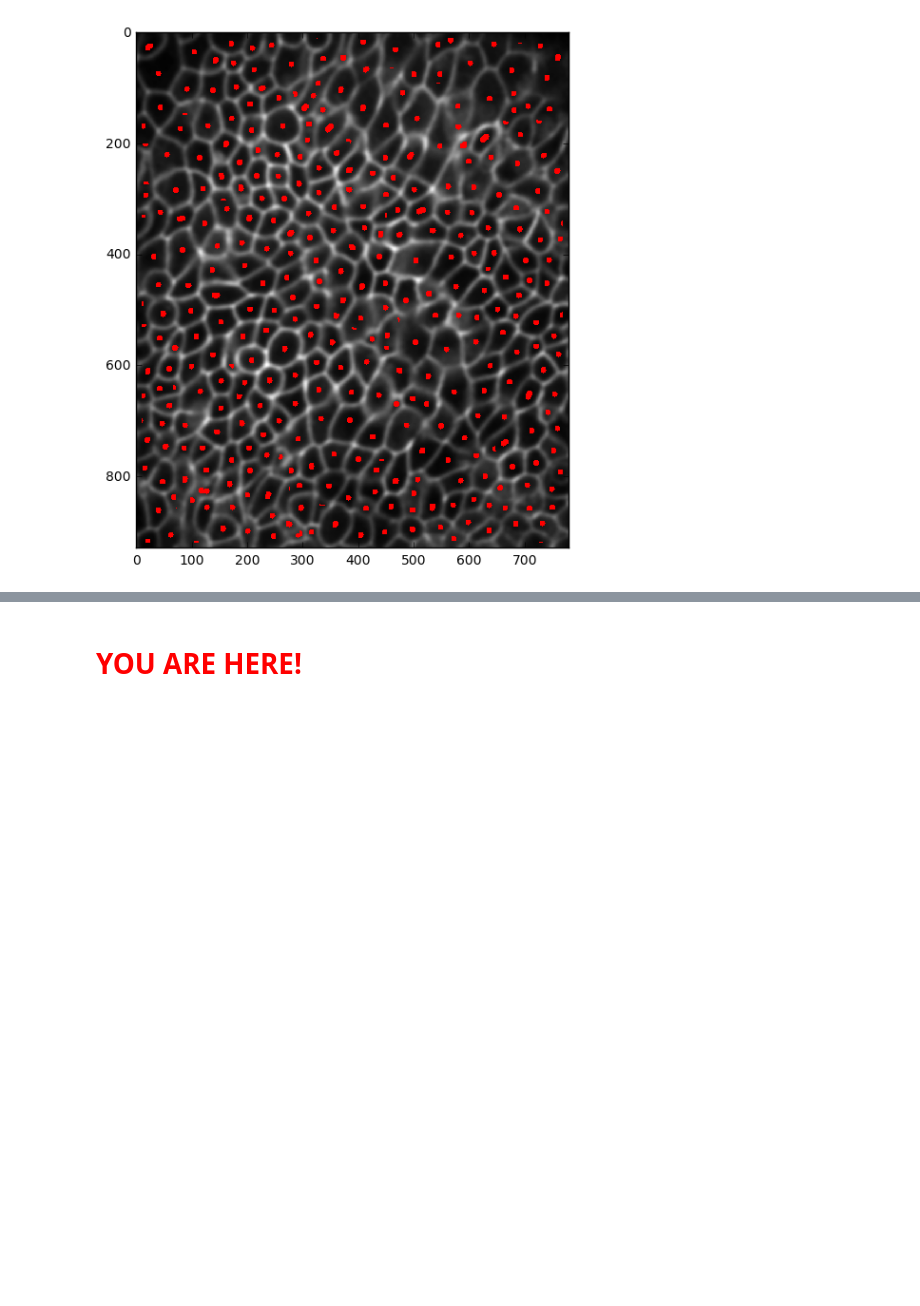
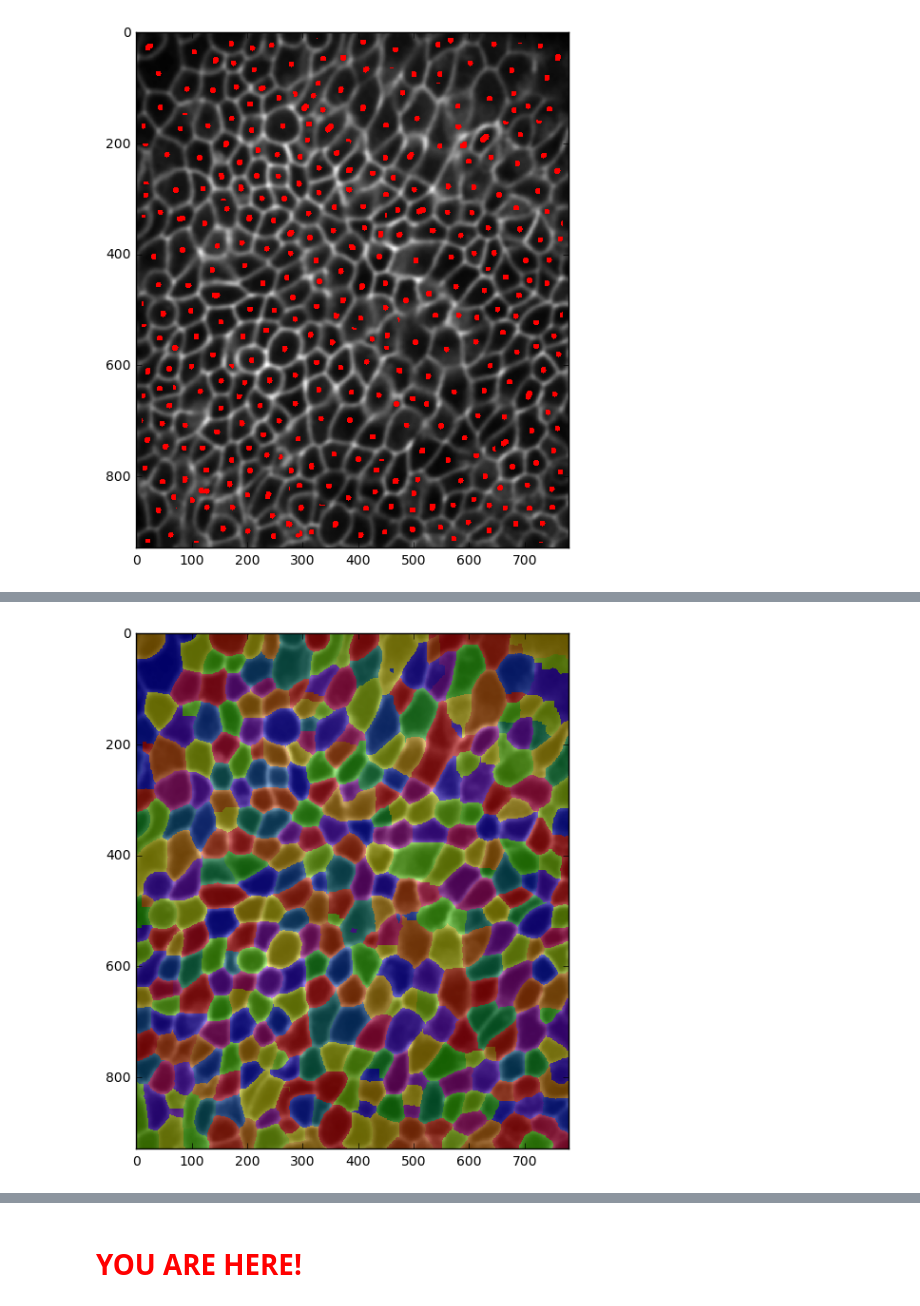
Before and after one commit to tobyhodges/python-workshop-image-processing, a Jupyter notebook: main_tutorial/tutorial_pipeline_solutions.ipynb, the cells around one changed output, grey strips where cells are left out. Cells and saved outputs as stored; diff of their text form; code cells hidden in the pictures; blank space fills up the shorter version.

Commit message:
Modernized watershed expansion.

```diff
--- a/main_tutorial/tutorial_pipeline_solutions.ipynb
+++ b/main_tutorial/tutorial_pipeline_solutions.ipynb
@@ -407,0 +416,19 @@ seeds_labeled = ndi.label(seeds)[0]
+# %%
+# (i) Perform watershed
+# Use the function watershed from the module skimage.morphology.
+# Use the labeled cell seeds and the smoothed membrane image as input.
+from skimage.morphology import watershed
+ws = watershed(green_smooth,seeds_labeled)
+
+# (ii) Show the result as transparent overlay over the smoothed input image
+# This can be done similar to the masked overlay of the seeds, but now you don't need to mask
+# the background in the overlayed image (there will be none, since everything gets labeled in
+# the watershed). Instead, you need to make the overlayed image semi-transparent.
+# This can be achieved using the optional argument 'alpha' of the 'plt.imshow' function
+# to specify the opacity.
+plt.figure(figsize=(7,7))
+plt.imshow(green_smooth, interpolation='none', cmap='gray')
+plt.imshow(ws,interpolation='none',cmap='prism',alpha=0.4)
+plt.show()
+# %% [output]
+[figure, added]
```
Also changed, not shown: parts of 9 cells of this notebook, 1 other file.
